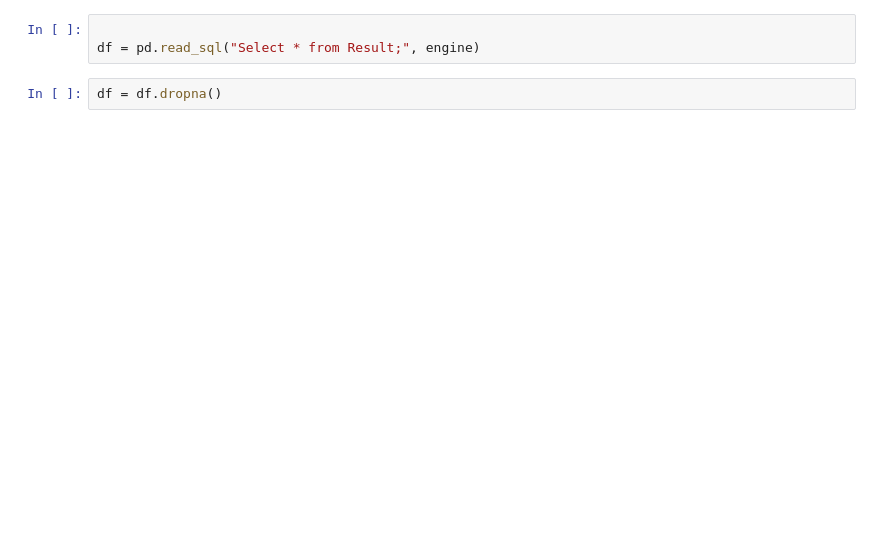
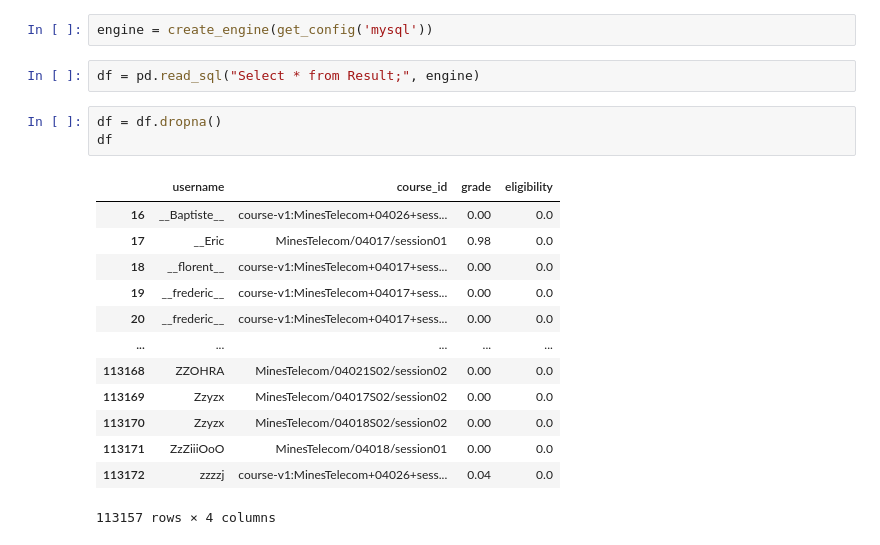
Before and after one commit to data-IA-2022/MOOC_Fengfeng_David, a Jupyter notebook: analyse.ipynb, the cells around one changed output. Cells and saved outputs as stored; diff of their text form; blank space fills up the shorter version.

```diff
--- a/analyse.ipynb
+++ b/analyse.ipynb
@@ -13,8 +62,24 @@ engine = connect_to_db(config_file, "database_mysql")
+# %%
+engine = create_engine(get_config('mysql'))
 # %%
-
 df = pd.read_sql("Select * from Result;", engine)
 # %%
 df = df.dropna()
+df
+# %% [output]
+|  | username | course_id | grade | eligibility |
+| 16 | __Baptiste__ | course-v1:MinesTelecom+04026+sess... | 0.00 | 0.0 |
+| 17 | __Eric | MinesTelecom/04017/session01 | 0.98 | 0.0 |
+| 18 | __florent__ | course-v1:MinesTelecom+04017+sess... | 0.00 | 0.0 |
+| 19 | __frederic__ | course-v1:MinesTelecom+04017+sess... | 0.00 | 0.0 |
+| 20 | __frederic__ | course-v1:MinesTelecom+04017+sess... | 0.00 | 0.0 |
+| ... | ... | ... | ... | ... |
+| 113168 | ZZOHRA | MinesTelecom/04021S02/session02 | 0.00 | 0.0 |
+| 113169 | Zzyzx | MinesTelecom/04017S02/session02 | 0.00 | 0.0 |
+| 113170 | Zzyzx | MinesTelecom/04018S02/session02 | 0.00 | 0.0 |
+| 113171 | ZzZiiiOoO | MinesTelecom/04018/session01 | 0.00 | 0.0 |
+| 113172 | zzzzj | course-v1:MinesTelecom+04026+sess... | 0.04 | 0.0 |
+113157 rows × 4 columns
 # %%
 sns.histplot(df['grade'], kde=True)
 # %% [output]
```
Also changed, not shown: parts of 6 cells of this notebook, 9 other files.
